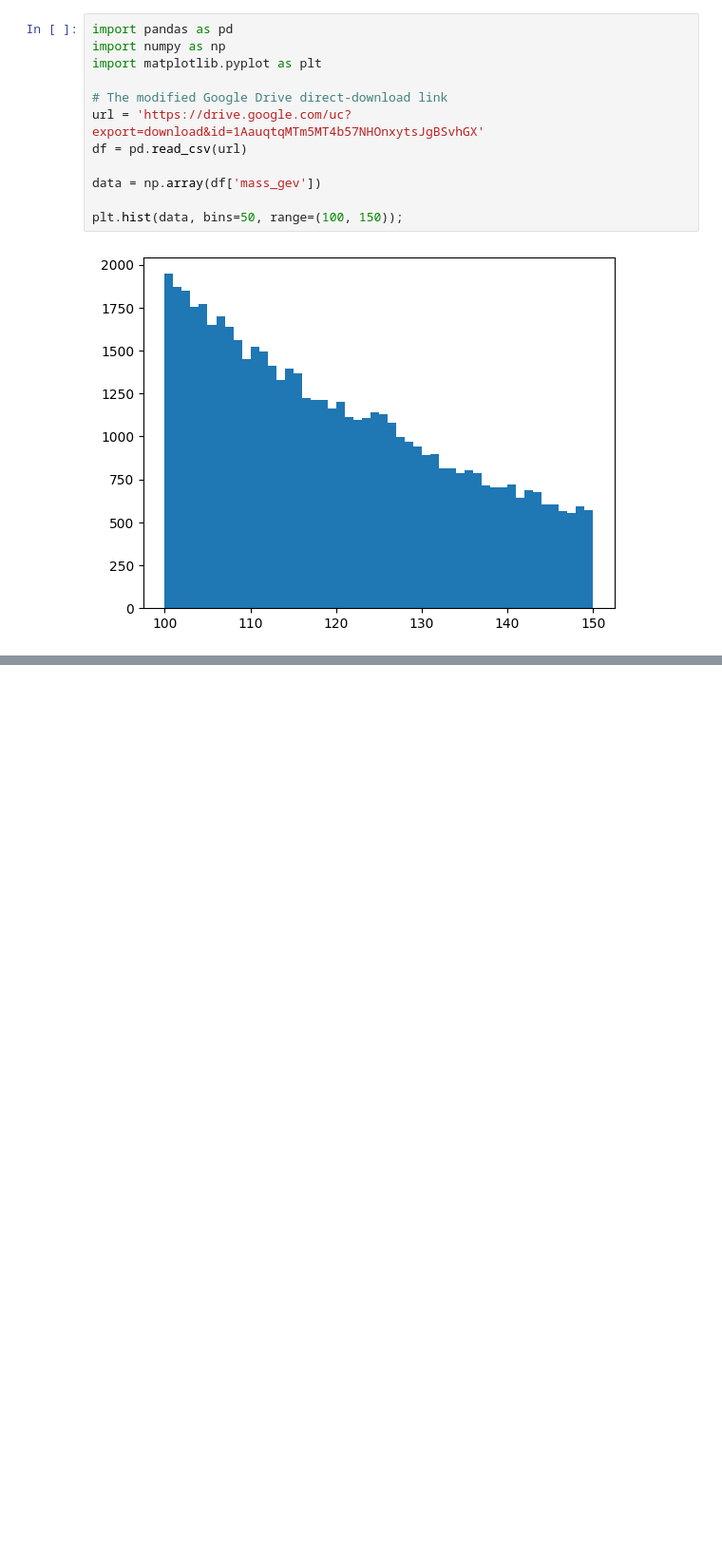
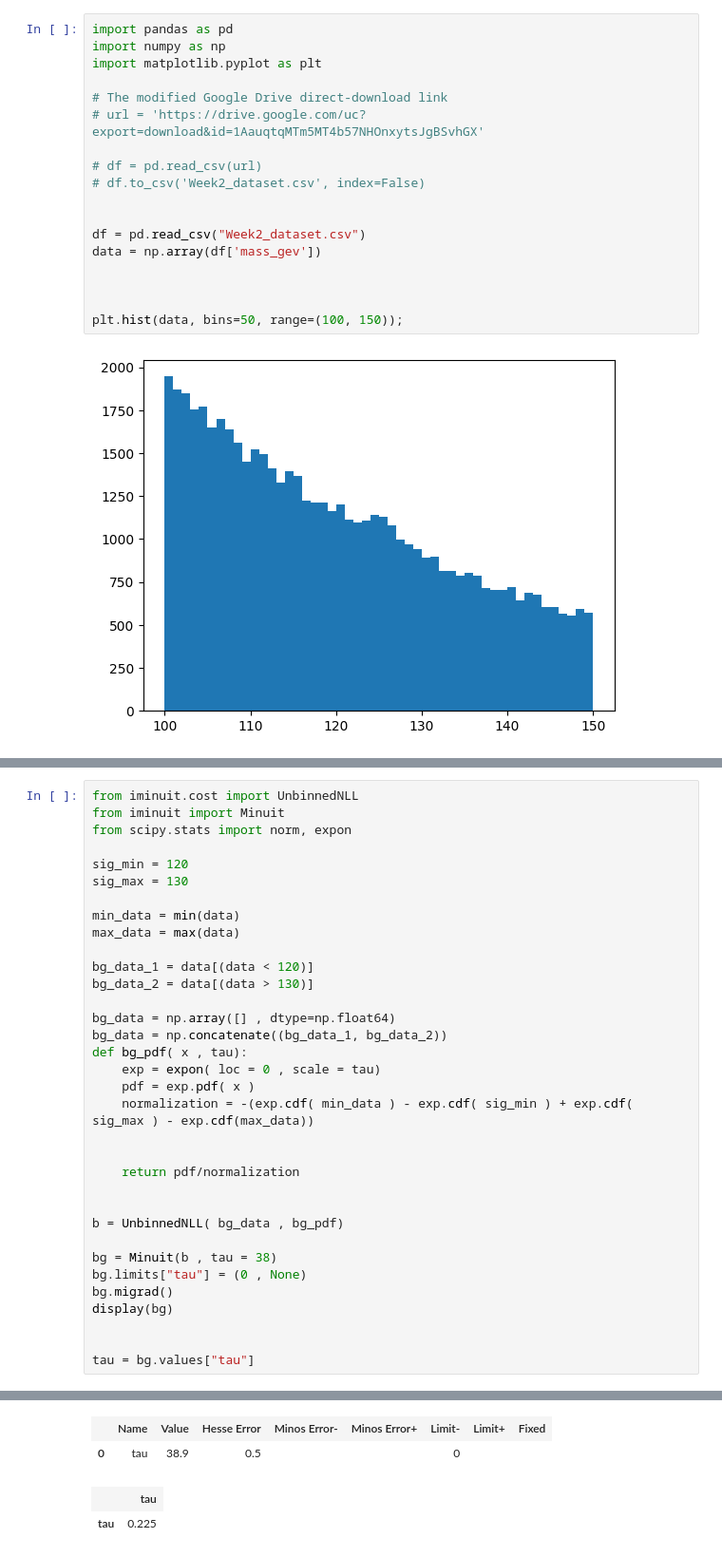
Before and after one commit to ABoldetti/statistics_and_ML, a Jupyter notebook: W2/Week2_Exercise.ipynb, the cells around one changed output, grey strips where cells are left out. Shown at 95% size. Drawn from its saved outputs; the diff is of its cells as text; blank space fills up the shorter version.

Commit message:
exercise week2 incomplete + final week4

```diff
--- a/W2/Week2_Exercise.ipynb
+++ b/W2/Week2_Exercise.ipynb
@@ -25,11 +25,17 @@ import numpy as np
 import matplotlib.pyplot as plt
 
 # The modified Google Drive direct-download link
-url = 'https://drive.google.com/uc?export=download&id=1AauqtqMTm5MT4b57NHOnxytsJgBSvhGX'
-df = pd.read_csv(url)
+# url = 'https://drive.google.com/uc?export=download&id=1AauqtqMTm5MT4b57NHOnxytsJgBSvhGX'
 
+# df = pd.read_csv(url)
+# df.to_csv('Week2_dataset.csv', index=False)
+
+
+df = pd.read_csv("Week2_dataset.csv")
 data = np.array(df['mass_gev'])
 
+
+
 plt.hist(data, bins=50, range=(100, 150));
 # %% [output]
 [figure]
@@ -89,0 +42,35 @@ display(bg2)
+# %%
+from iminuit.cost import UnbinnedNLL
+from iminuit import Minuit
+from scipy.stats import norm, expon
+
+sig_min = 120
+sig_max = 130
+
+min_data = min(data)
+max_data = max(data)
+
+bg_data_1 = data[(data < 120)]
+bg_data_2 = data[(data > 130)]
+
+bg_data = np.array([] , dtype=np.float64)
+bg_data = np.concatenate((bg_data_1, bg_data_2))
+def bg_pdf( x , tau):
+    exp = expon( loc = 0 , scale = tau)
+    pdf = exp.pdf( x )
+    normalization = -(exp.cdf( min_data ) - exp.cdf( sig_min ) + exp.cdf( sig_max ) - exp.cdf(max_data))
+
+
+    return pdf/normalization
+
+
+b = UnbinnedNLL( bg_data , bg_pdf)
+
+bg = Minuit(b , tau = 38)
+bg.limits["tau"] = (0 , None)
+bg.migrad()
+display(bg)
+
+
+tau = bg.values["tau"]
+# %% [output]
@@ -89,0 +83,4 @@ display(bg2)
+|  | Name | Value | Hesse Error | Minos Error- | Minos Error+ | Limit- | Limit+ | Fixed |
+| 0 | tau | 38.9 | 0.5 |  |  | 0 |  |  |
+|  | tau |
+| tau | 0.225 |
```
Also changed, not shown: parts of 3 cells of this notebook, 6 other files.
